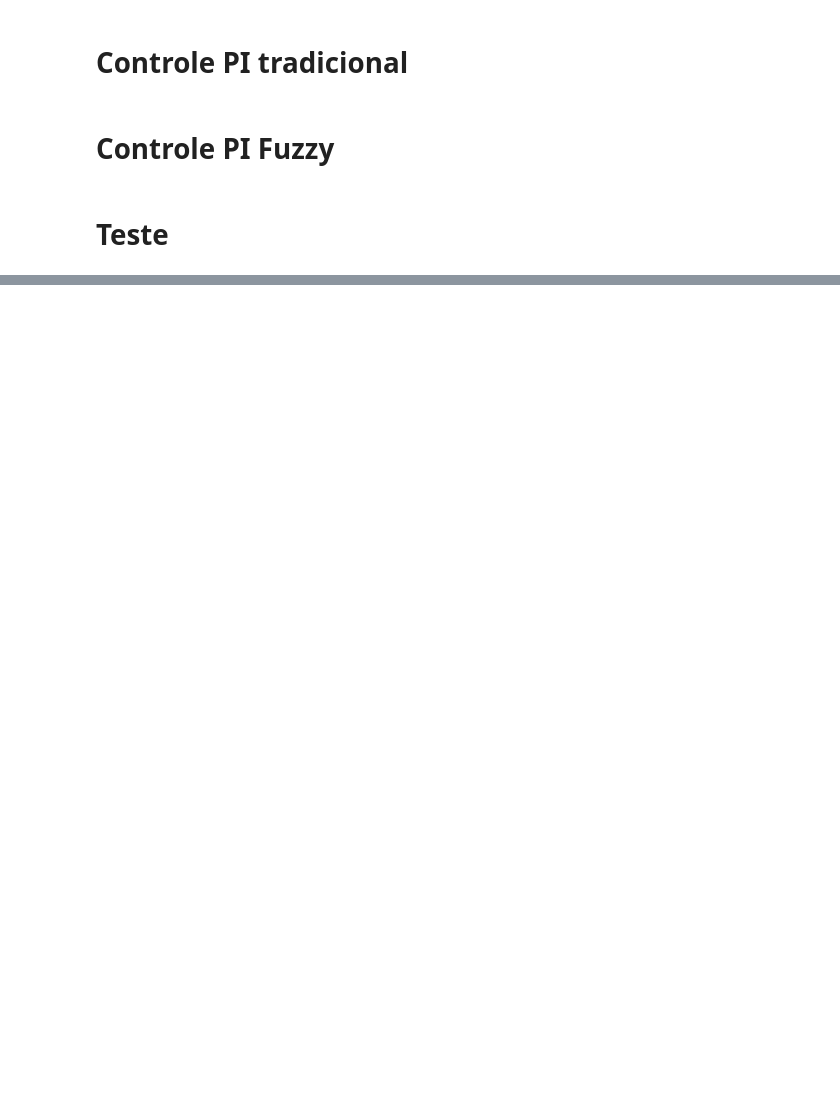
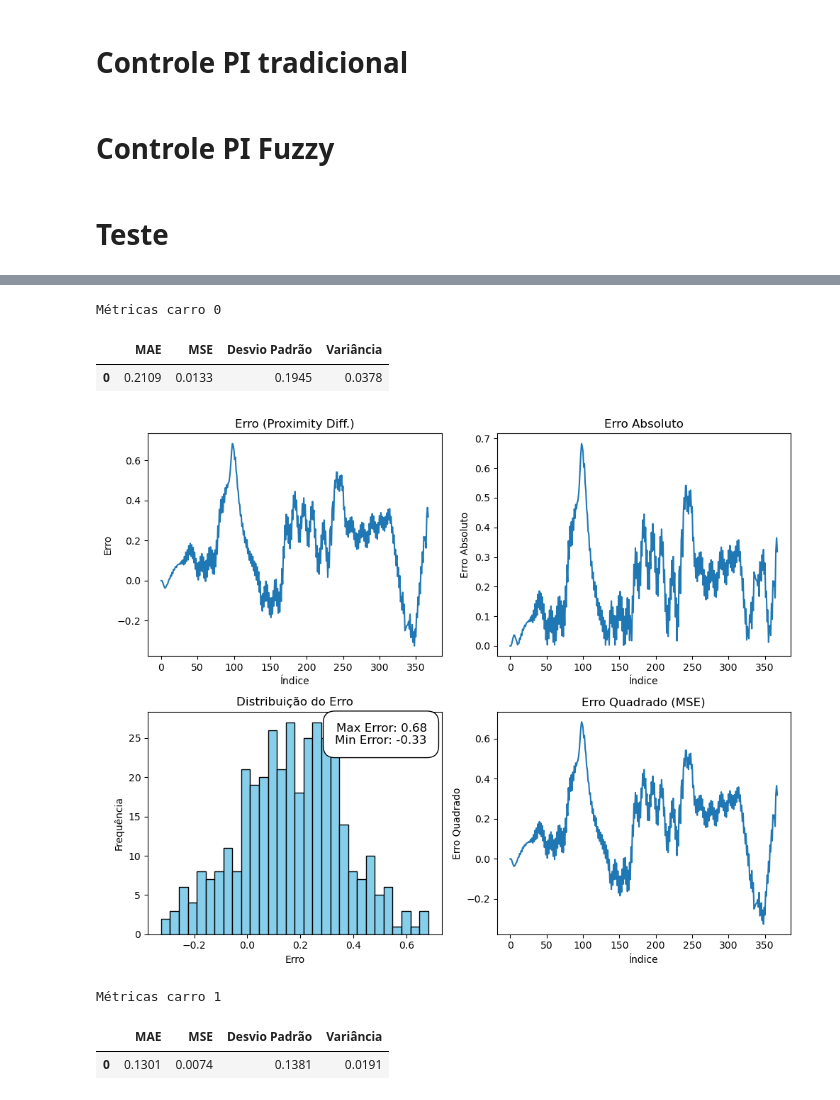
Before and after one commit to Nielo-47/ICA, a Jupyter notebook: fuzzy_dc_motor.ipynb, the cells around one changed output, grey strips where cells are left out. Drawn from its saved outputs; the diff is of its cells as text; code cells hidden in the pictures; blank space fills up the shorter version.

```diff
--- a/fuzzy_dc_motor.ipynb
+++ b/fuzzy_dc_motor.ipynb
@@ -618,0 +632,10 @@ Mean Speed: 0.037633077784443116
+# %%
+sim.show_metrics()
+# %% [output]
+Métricas carro 0
+|  | MAE | MSE | Desvio Padrão | Variância |
+| 0 | 0.2109 | 0.0133 | 0.1945 | 0.0378 |
+[figure, added]
+Métricas carro 1
+|  | MAE | MSE | Desvio Padrão | Variância |
+| 0 | 0.1301 | 0.0074 | 0.1381 | 0.0191 |
```
Also changed, not shown: parts of 7 cells of this notebook.
